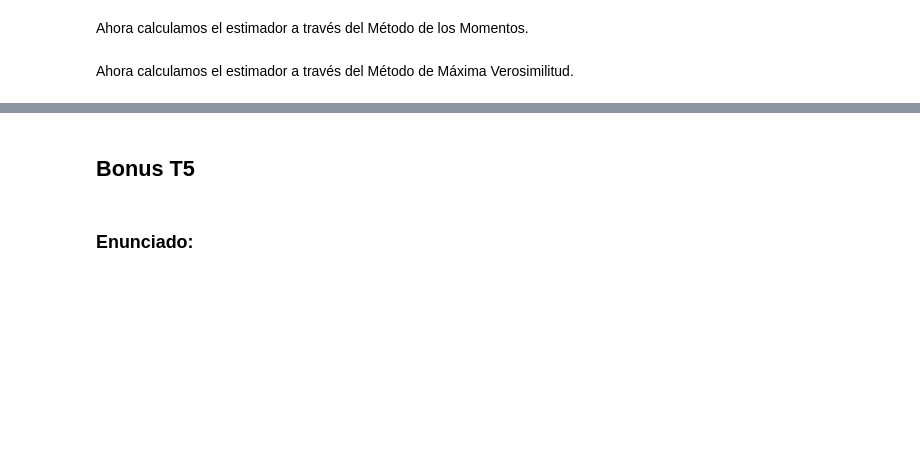
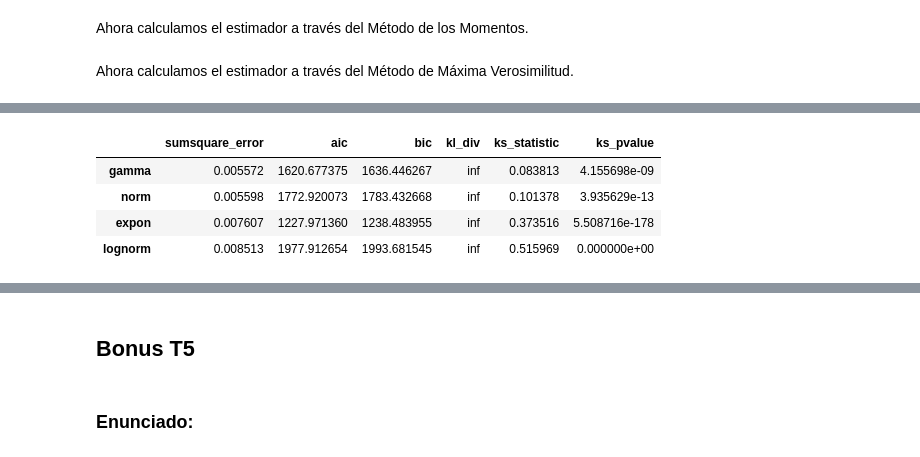
Before and after one commit to BenjaminPavez/Estadistica-Computacional-INF-280, a Jupyter notebook: Laboratorio 2/Laboratorio_2.ipynb, the cells around one changed output, grey strips where cells are left out. Drawn from its saved outputs; the diff is of its cells as text; code cells hidden in the pictures; blank space fills up the shorter version.

```diff
--- a/Laboratorio 2/Laboratorio_2.ipynb
+++ b/Laboratorio 2/Laboratorio_2.ipynb
@@ -486,6 +406,10 @@ $ f(x) = \frac{1}{210.69 \sqrt{2\pi}} e^{ -\frac{1}{2} \left( \frac{x - 3529.07}
 # %% [markdown]
 Con el resultado anterior se puede apreciar que el conjunto de datos con las variables escogidas para el modelamiento se asemeja bastante a una distribución normal, puesto que el error es igual a 0.005598, siendo el más pequeño de las otras distribuciones evaluadas.
 # %%
+df_amd1 = df[(df['CpuName'].str.contains('AMD', case=False)) &
+                       (df['GameName'] == 'apexLegends') &
+                       (df['GameSetting'] == 'max')]
+
 plt.figure(figsize=(10, 6))
 num_binsamd1 = int(np.ceil(np.log2(len(df_amd1['FPS'])) + 1))
 plt.hist(df_amd1['FPS'], bins=num_binsamd1, density=True, alpha=0.6, color='skyblue')
@@ -546,0 +508,6 @@ Preguntas
+# %%
+#Fit las distribuciones a los datos
+f = Fitter(df_amd1['FPS'], distributions=['norm', 'expon', 'lognorm','gamma'])
+f.fit()
+f.summary(plot=False)
+# %% [output]
@@ -546,0 +518,5 @@ Preguntas
+|  | sumsquare_error | aic | bic | kl_div | ks_statistic | ks_pvalue |
+| gamma | 0.005572 | 1620.677375 | 1636.446267 | inf | 0.083813 | 4.155698e-09 |
+| norm | 0.005598 | 1772.920073 | 1783.432668 | inf | 0.101378 | 3.935629e-13 |
+| expon | 0.007607 | 1227.971360 | 1238.483955 | inf | 0.373516 | 5.508716e-178 |
+| lognorm | 0.008513 | 1977.912654 | 1993.681545 | inf | 0.515969 | 0.000000e+00 |
```
Also changed, not shown: parts of 16 cells of this notebook.
